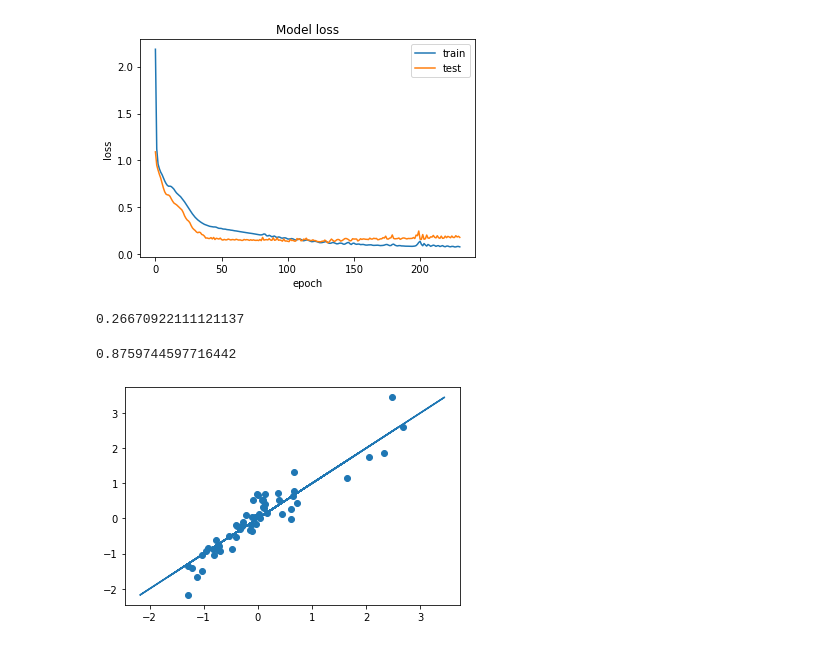
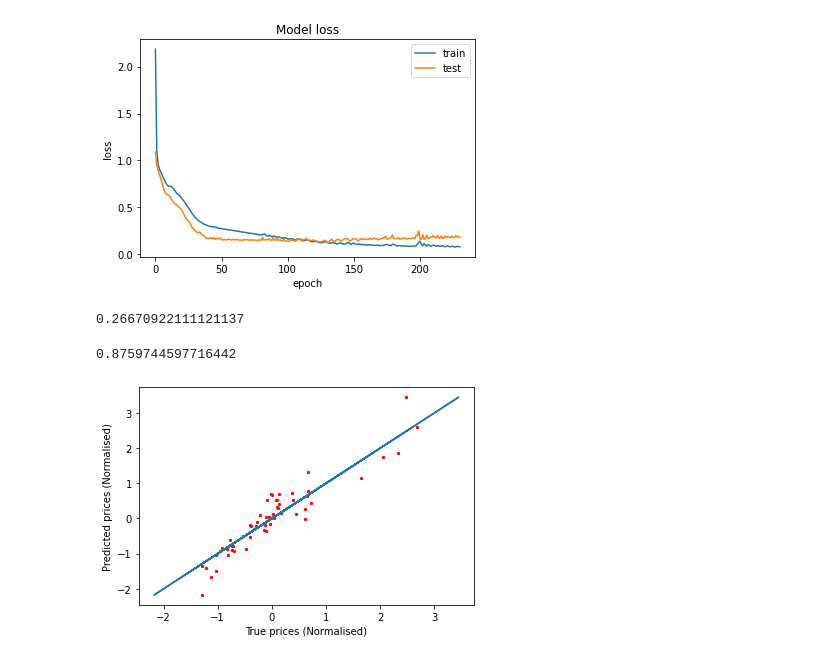
Before and after one commit to raihaan123/AI-Hack, a Jupyter notebook: Autoencoder.ipynb, the cells around one changed output. Drawn from its saved outputs; the diff is of its cells as text; code cells hidden in the pictures.

```diff
--- a/Autoencoder.ipynb
+++ b/Autoencoder.ipynb
@@ -78,7 +78,7 @@ autoencoder = Sequential([
 autoencoder.compile(optimizer=Adam(lr=0.01),
                     loss='MSE',
                     metrics=['mean_squared_error'])
-checkpointer_a = ModelCheckpoint(filepath="model.z1",
+checkpointer_a = ModelCheckpoint(filepath="AE.z1",
                                verbose=0,
                                save_best_only=True)
 history_a = autoencoder.fit(X_train, X_train,
@@ -217,13 +181,16 @@ for i,meh in enumerate(X_test):
   z = money.predict(y)
   Z[i] = z
 # %%
-plt.scatter(Z, Y_test)
+plt.scatter(Z, Y_test, color='r', s=5)
 plt.plot(Y_test,Y_test)
+plt.xlabel("True prices (Normalised)")
+plt.ylabel("Predicted prices (Normalised)")
 
+plt.savefig('predictions.png', dpi=300)
 
 print(np.sqrt((Y_test - Z)**2).mean(axis=None))
 r2_score(Y_test, Z)
 # %% [output]
 0.26670922111121137
 0.8759744597716442
-[figure, old version]
+[figure, new version]
```
Also changed, not shown: parts of 5 cells of this notebook.
